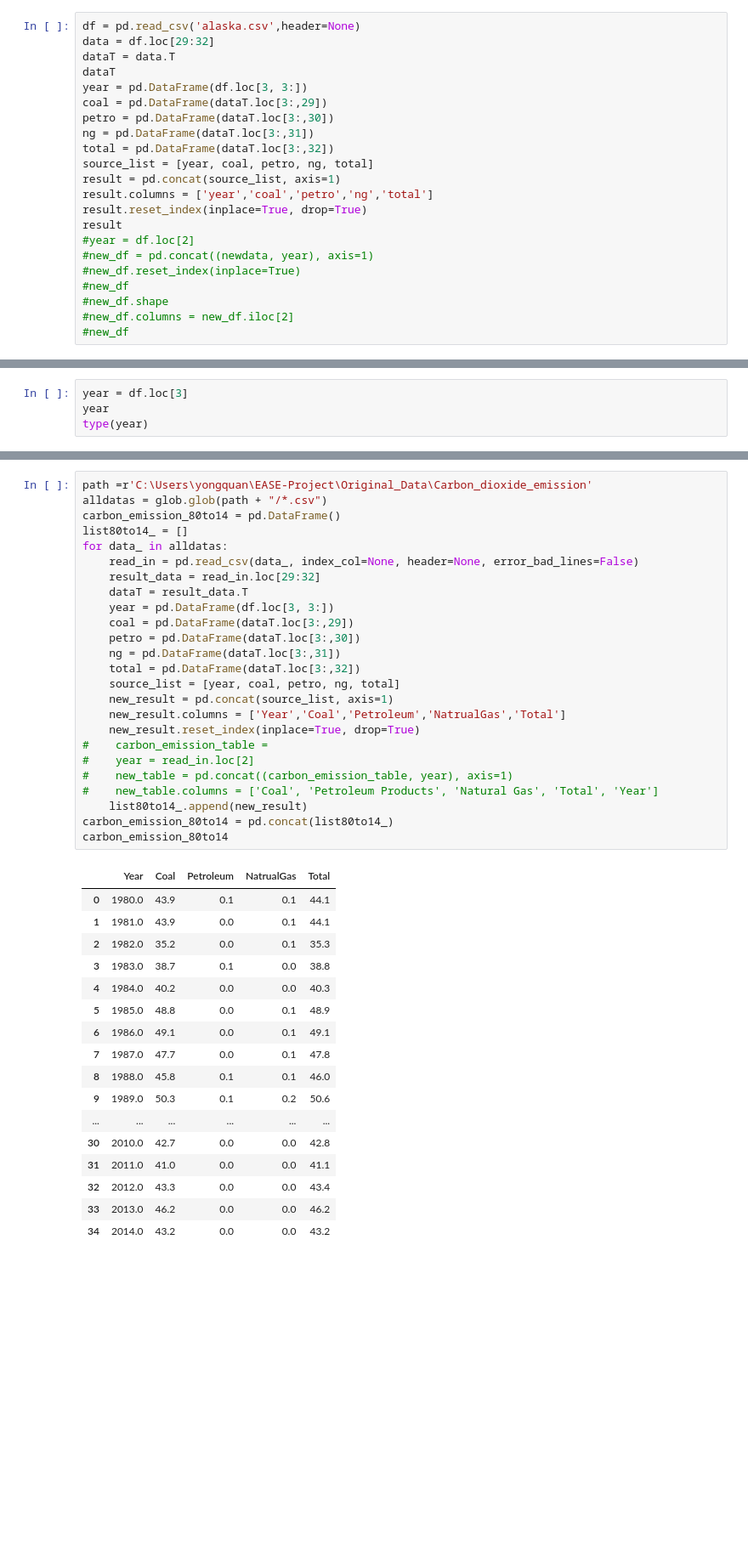
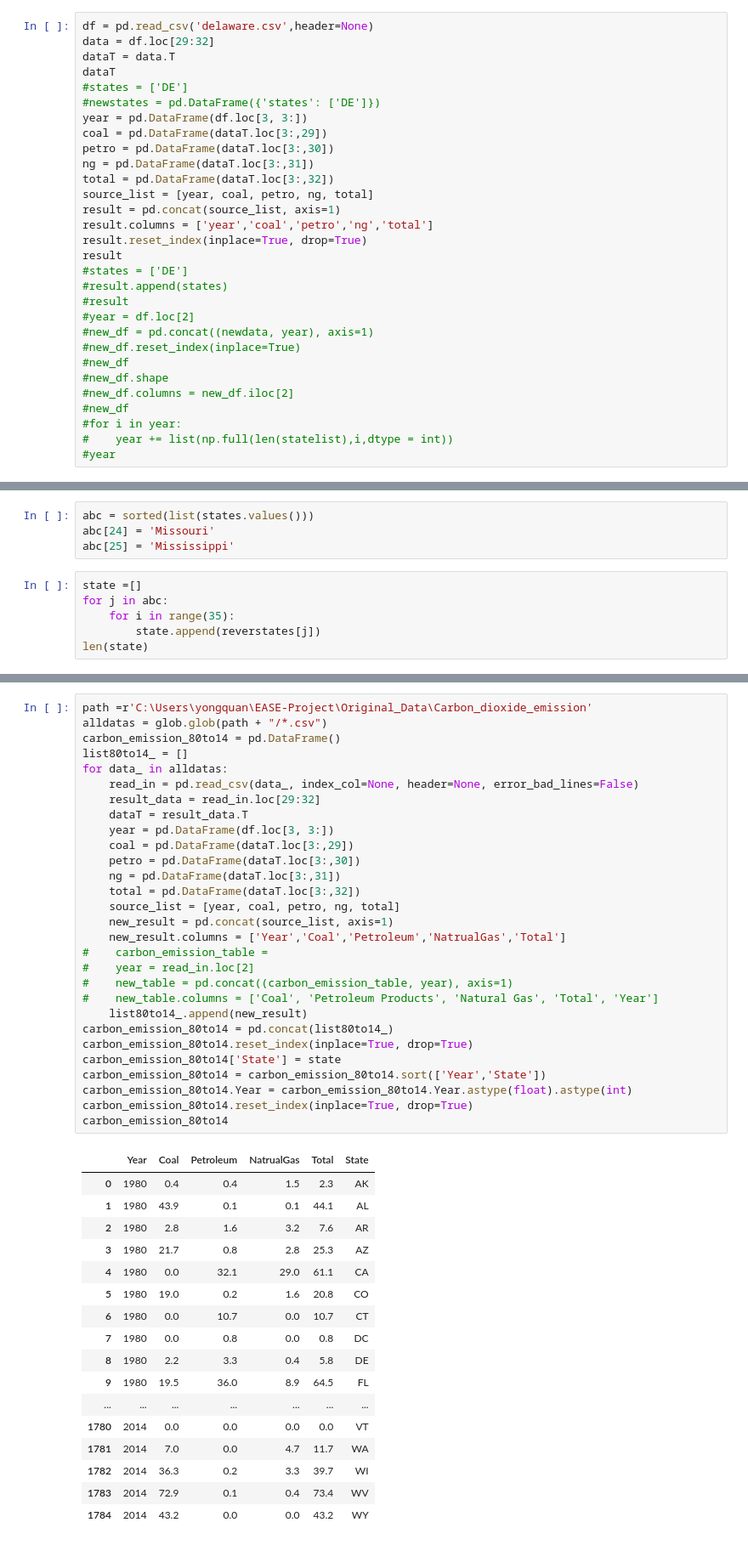
Before and after one commit to tydpan/EASE-Project, a Jupyter notebook: Original_Data/Carbon_dioxide_emission/Carbon_dioxide_emission.ipynb, the cells around one changed output, grey strips where cells are left out. Shown at 85% size. Saved outputs shown, nothing was run; the diff lists cells and outputs as text; blank space fills up the shorter version.

Commit message:
finishing dataframe with sorting input states and year.

```diff
--- a/Original_Data/Carbon_dioxide_emission/Carbon_dioxide_emission.ipynb
+++ b/Original_Data/Carbon_dioxide_emission/Carbon_dioxide_emission.ipynb
@@ -60,9 +36,11 @@ df
 41 rows × 38 columns
 # %%
-df = pd.read_csv('alaska.csv',header=None)
+df = pd.read_csv('delaware.csv',header=None)
 data = df.loc[29:32]
 dataT = data.T
 dataT
+#states = ['DE']
+#newstates = pd.DataFrame({'states': ['DE']})
 year = pd.DataFrame(df.loc[3, 3:])
 coal = pd.DataFrame(dataT.loc[3:,29])
 petro = pd.DataFrame(dataT.loc[3:,30])
@@ -73,6 +51,9 @@ result = pd.concat(source_list, axis=1)
 result.columns = ['year','coal','petro','ng','total']
 result.reset_index(inplace=True, drop=True)
 result
+#states = ['DE']
+#result.append(states)
+#result
 #year = df.loc[2]
 #new_df = pd.concat((newdata, year), axis=1)
 #new_df.reset_index(inplace=True)
@@ -80,5 +61,8 @@ result
 #new_df.shape
 #new_df.columns = new_df.iloc[2]
 #new_df
+#for i in year:
+#    year += list(np.full(len(statelist),i,dtype = int))
+#year
 # %% [output]
 |  | year | coal | petro | ng | total |
@@ -101,4 +84,0 @@ result
-# %%
-year = df.loc[3]
-year
-type(year)
@@ -106,0 +142,10 @@ pandas.core.series.Series
+# %%
+abc = sorted(list(states.values()))
+abc[24] = 'Missouri'
+abc[25] = 'Mississippi'
+# %%
+state =[]
+for j in abc:
+    for i in range(35):
+        state.append(reverstates[j])
+len(state)
@@ -107,43 +177,47 @@ pandas.core.series.Series
 # %%
 path =r'C:\Users\yongquan\EASE-Project\Original_Data\Carbon_dioxide_emission'
 alldatas = glob.glob(path + "/*.csv")
 carbon_emission_80to14 = pd.DataFrame()
 list80to14_ = []
 for data_ in alldatas:
     read_in = pd.read_csv(data_, index_col=None, header=None, error_bad_lines=False)
     result_data = read_in.loc[29:32]
     dataT = result_data.T
     year = pd.DataFrame(df.loc[3, 3:])
     coal = pd.DataFrame(dataT.loc[3:,29])
     petro = pd.DataFrame(dataT.loc[3:,30])
     ng = pd.DataFrame(dataT.loc[3:,31])
     total = pd.DataFrame(dataT.loc[3:,32])
     source_list = [year, coal, petro, ng, total]
     new_result = pd.concat(source_list, axis=1)
     new_result.columns = ['Year','Coal','Petroleum','NatrualGas','Total']
-    new_result.reset_index(inplace=True, drop=True)
 #    carbon_emission_table =
 #    year = read_in.loc[2]
 #    new_table = pd.concat((carbon_emission_table, year), axis=1)
 #    new_table.columns = ['Coal', 'Petroleum Products', 'Natural Gas', 'Total', 'Year']
     list80to14_.append(new_result)
 carbon_emission_80to14 = pd.concat(list80to14_)
+carbon_emission_80to14.reset_index(inplace=True, drop=True)
+carbon_emission_80to14['State'] = state
+carbon_emission_80to14 = carbon_emission_80to14.sort(['Year','State'])
+carbon_emission_80to14.Year = carbon_emission_80to14.Year.astype(float).astype(int)
+carbon_emission_80to14.reset_index(inplace=True, drop=True)
 carbon_emission_80to14
 # %% [output]
-|  | Year | Coal | Petroleum | NatrualGas | Total |
-| 0 | 1980.0 | 43.9 | 0.1 | 0.1 | 44.1 |
-| 1 | 1981.0 | 43.9 | 0.0 | 0.1 | 44.1 |
-| 2 | 1982.0 | 35.2 | 0.0 | 0.1 | 35.3 |
-| 3 | 1983.0 | 38.7 | 0.1 | 0.0 | 38.8 |
-| 4 | 1984.0 | 40.2 | 0.0 | 0.0 | 40.3 |
-| 5 | 1985.0 | 48.8 | 0.0 | 0.1 | 48.9 |
-| 6 | 1986.0 | 49.1 | 0.0 | 0.1 | 49.1 |
-| 7 | 1987.0 | 47.7 | 0.0 | 0.1 | 47.8 |
-| 8 | 1988.0 | 45.8 | 0.1 | 0.1 | 46.0 |
-| 9 | 1989.0 | 50.3 | 0.1 | 0.2 | 50.6 |
-| ... | ... | ... | ... | ... | ... |
-| 30 | 2010.0 | 42.7 | 0.0 | 0.0 | 42.8 |
-| 31 | 2011.0 | 41.0 | 0.0 | 0.0 | 41.1 |
-| 32 | 2012.0 | 43.3 | 0.0 | 0.0 | 43.4 |
-| 33 | 2013.0 | 46.2 | 0.0 | 0.0 | 46.2 |
-| 34 | 2014.0 | 43.2 | 0.0 | 0.0 | 43.2 |
+|  | Year | Coal | Petroleum | NatrualGas | Total | State |
+| 0 | 1980 | 0.4 | 0.4 | 1.5 | 2.3 | AK |
+| 1 | 1980 | 43.9 | 0.1 | 0.1 | 44.1 | AL |
+| 2 | 1980 | 2.8 | 1.6 | 3.2 | 7.6 | AR |
+| 3 | 1980 | 21.7 | 0.8 | 2.8 | 25.3 | AZ |
+| 4 | 1980 | 0.0 | 32.1 | 29.0 | 61.1 | CA |
+| 5 | 1980 | 19.0 | 0.2 | 1.6 | 20.8 | CO |
+| 6 | 1980 | 0.0 | 10.7 | 0.0 | 10.7 | CT |
+| 7 | 1980 | 0.0 | 0.8 | 0.0 | 0.8 | DC |
+| 8 | 1980 | 2.2 | 3.3 | 0.4 | 5.8 | DE |
+| 9 | 1980 | 19.5 | 36.0 | 8.9 | 64.5 | FL |
+| ... | ... | ... | ... | ... | ... | ... |
+| 1780 | 2014 | 0.0 | 0.0 | 0.0 | 0.0 | VT |
+| 1781 | 2014 | 7.0 | 0.0 | 4.7 | 11.7 | WA |
+| 1782 | 2014 | 36.3 | 0.2 | 3.3 | 39.7 | WI |
+| 1783 | 2014 | 72.9 | 0.1 | 0.4 | 73.4 | WV |
+| 1784 | 2014 | 43.2 | 0.0 | 0.0 | 43.2 | WY |
```
Also changed, not shown: parts of 14 cells of this notebook.
